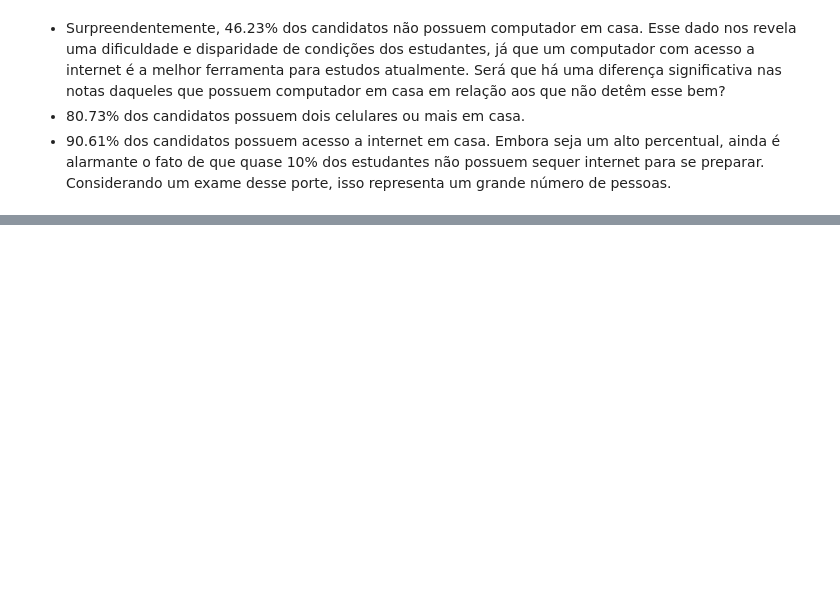
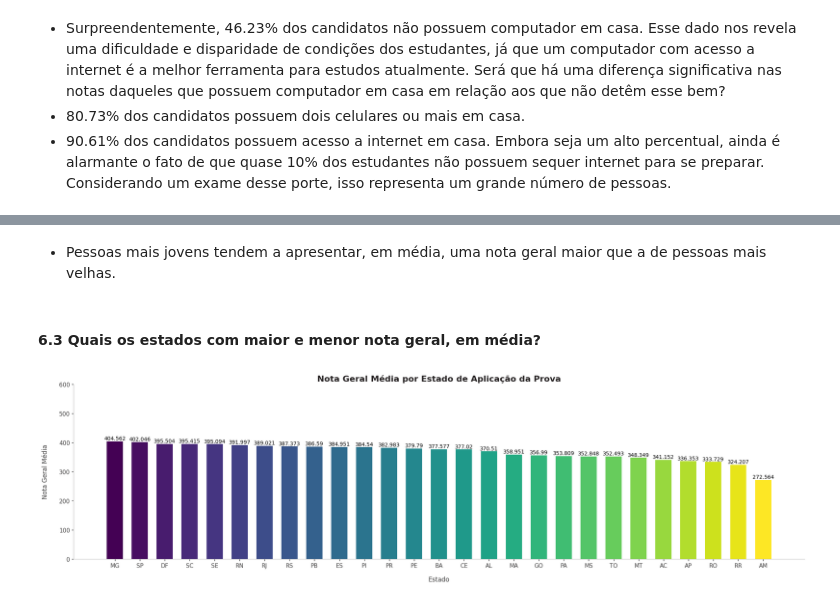
Before and after one commit to allmeidaapedro/Enem-Analysis, a Jupyter notebook: eda.ipynb, the cells around one changed output, grey strips where cells are left out. Saved outputs shown, nothing was run; the diff lists cells and outputs as text; code cells hidden in the pictures; blank space fills up the shorter version.

```diff
--- a/eda.ipynb
+++ b/eda.ipynb
@@ -1053,0 +1090,25 @@ df.loc[(df['presenca_mt'] == 'Ausente') & (df['presenca_cn'] == 'Ausente') & (df
+# %% [markdown]
+- Pessoas mais jovens tendem a apresentar, em média, uma nota geral maior que a de pessoas mais velhas.
+# %% [markdown]
+#### 6.3 Quais os estados com maior e menor nota geral, em média?
+# %%
+# Grouping the data by uf.
+uf_grade = df.groupby(['uf_prova'])[['nota_media']].mean().reset_index().sort_values(by=['nota_media'], ascending=False)
+
+# Plotting and customizing.
+colors = plt.cm.viridis(np.linspace(0, 1, len(uf_grade)))
+fig, ax = plt.subplots(figsize=(25, 6))
+bars = ax.bar(x=uf_grade['uf_prova'], height=uf_grade['nota_media'], color=colors, width=0.65)
+ax.bar_label(bars)
+ax.set_title('Nota Geral Média por Estado de Aplicação da Prova', color=CINZA1, fontweight='bold', fontsize=16)
+ax.set_xlabel('Estado', labelpad=15, color=CINZA2, fontsize=12)
+ax.set_ylabel('Nota Geral Média', labelpad=20, color=CINZA2, fontsize=12)
+ax.set_xticks(ticks=uf_grade['uf_prova'], labels=uf_grade['uf_prova'], color=CINZA2, fontsize=10.8)
+ax.set_yticks(ticks=np.arange(0, 601, 100), labels=[x for x in range(0, 601, 100)], color=CINZA2, fontsize=10.8)
+ax.spines['top'].set_visible(False)
+ax.spines['right'].set_visible(False)
+ax.spines['left'].set_color(CINZA9)
+ax.spines['bottom'].set_color(CINZA9)
+plt.show()
+# %% [output]
+[figure, added]
```
Also changed, not shown: parts of 20 cells of this notebook.
